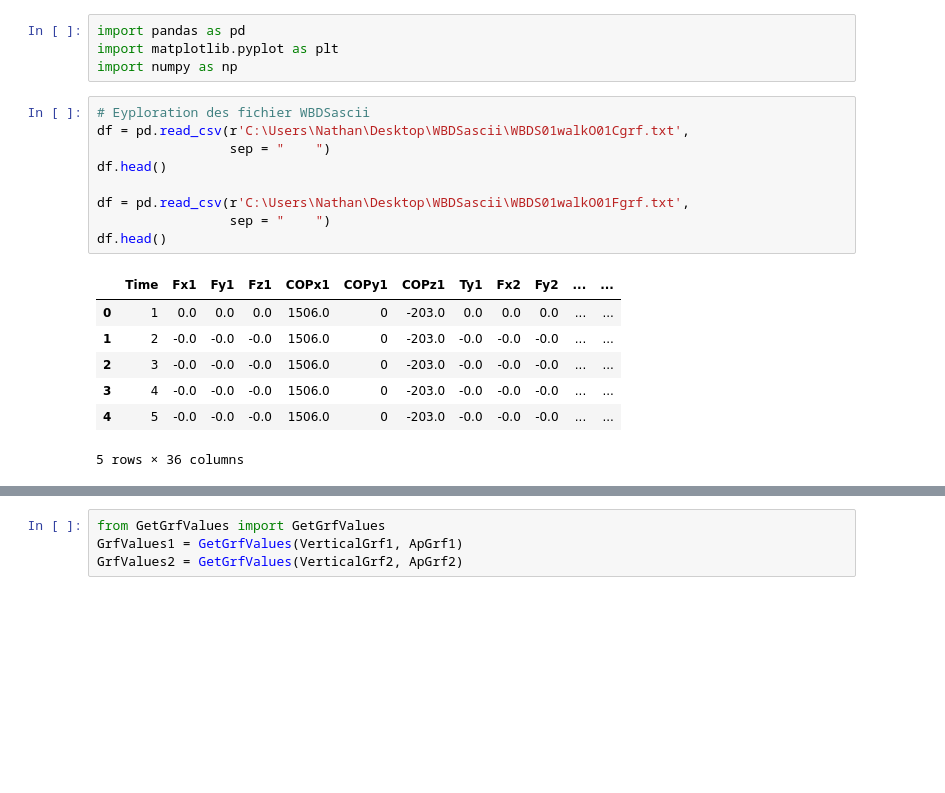
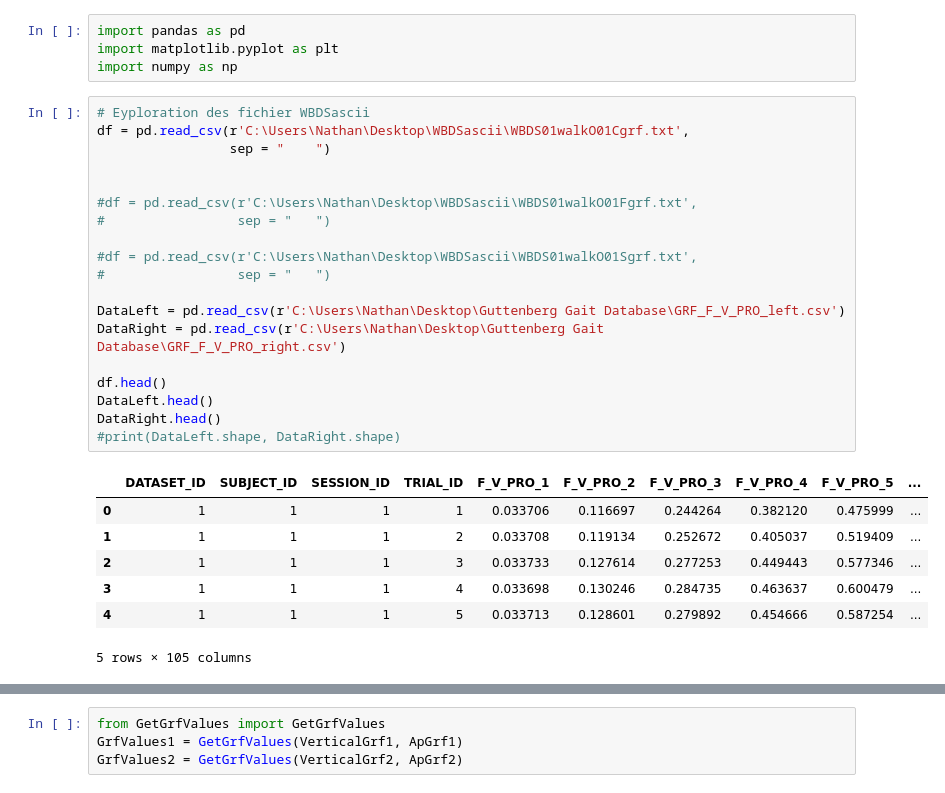
Before and after one commit to NathanMartinCOE/semelle_connecte, a Jupyter notebook: grf_WBDSascii.ipynb, the cells around one changed output, grey strips where cells are left out. Drawn from its saved outputs; the diff is of its cells as text; blank space fills up the shorter version.

```diff
--- a/grf_WBDSascii.ipynb
+++ b/grf_WBDSascii.ipynb
@@ -5,17 +5,27 @@ import numpy as np
 # %%
 # Eyploration des fichier WBDSascii
 df = pd.read_csv(r'C:\Users\Nathan\Desktop\WBDSascii\WBDS01walkO01Cgrf.txt',
                  sep = "	")
+
+
+#df = pd.read_csv(r'C:\Users\Nathan\Desktop\WBDSascii\WBDS01walkO01Fgrf.txt',
+#                 sep = "	")
+
+#df = pd.read_csv(r'C:\Users\Nathan\Desktop\WBDSascii\WBDS01walkO01Sgrf.txt',
+#                 sep = "	")
+
+DataLeft = pd.read_csv(r'C:\Users\Nathan\Desktop\Guttenberg Gait Database\GRF_F_V_PRO_left.csv')
+DataRight = pd.read_csv(r'C:\Users\Nathan\Desktop\Guttenberg Gait Database\GRF_F_V_PRO_right.csv')
+
 df.head()
-
-df = pd.read_csv(r'C:\Users\Nathan\Desktop\WBDSascii\WBDS01walkO01Fgrf.txt',
-                 sep = "	")
-df.head()
+DataLeft.head()
+DataRight.head()
+#print(DataLeft.shape, DataRight.shape)
 # %% [output]
-|  | Time | Fx1 | Fy1 | Fz1 | COPx1 | COPy1 | COPz1 | Ty1 | Fx2 | Fy2 | ... | ... |
-| 0 | 1 | 0.0 | 0.0 | 0.0 | 1506.0 | 0 | -203.0 | 0.0 | 0.0 | 0.0 | ... | ... |
-| 1 | 2 | -0.0 | -0.0 | -0.0 | 1506.0 | 0 | -203.0 | -0.0 | -0.0 | -0.0 | ... | ... |
-| 2 | 3 | -0.0 | -0.0 | -0.0 | 1506.0 | 0 | -203.0 | -0.0 | -0.0 | -0.0 | ... | ... |
-| 3 | 4 | -0.0 | -0.0 | -0.0 | 1506.0 | 0 | -203.0 | -0.0 | -0.0 | -0.0 | ... | ... |
-| 4 | 5 | -0.0 | -0.0 | -0.0 | 1506.0 | 0 | -203.0 | -0.0 | -0.0 | -0.0 | ... | ... |
+|  | DATASET_ID | SUBJECT_ID | SESSION_ID | TRIAL_ID | F_V_PRO_1 | F_V_PRO_2 | F_V_PRO_3 | F_V_PRO_4 | F_V_PRO_5 | ... |
+| 0 | 1 | 1 | 1 | 1 | 0.033706 | 0.116697 | 0.244264 | 0.382120 | 0.475999 | ... |
+| 1 | 1 | 1 | 1 | 2 | 0.033708 | 0.119134 | 0.252672 | 0.405037 | 0.519409 | ... |
+| 2 | 1 | 1 | 1 | 3 | 0.033733 | 0.127614 | 0.277253 | 0.449443 | 0.577346 | ... |
+| 3 | 1 | 1 | 1 | 4 | 0.033698 | 0.130246 | 0.284735 | 0.463637 | 0.600479 | ... |
+| 4 | 1 | 1 | 1 | 5 | 0.033713 | 0.128601 | 0.279892 | 0.454666 | 0.587254 | ... |
-5 rows × 36 columns
+5 rows × 105 columns
```
Also changed, not shown: parts of 13 cells of this notebook.
